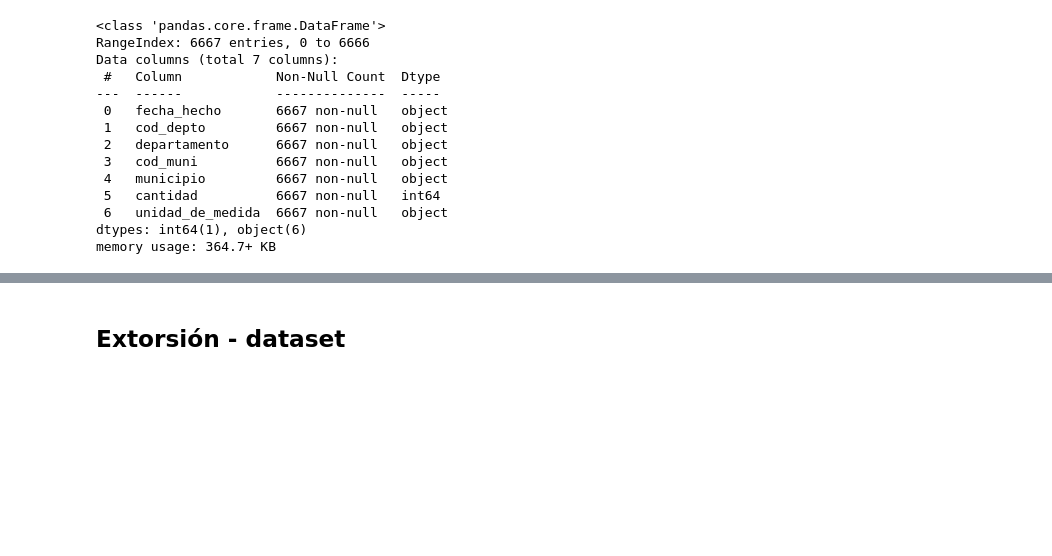
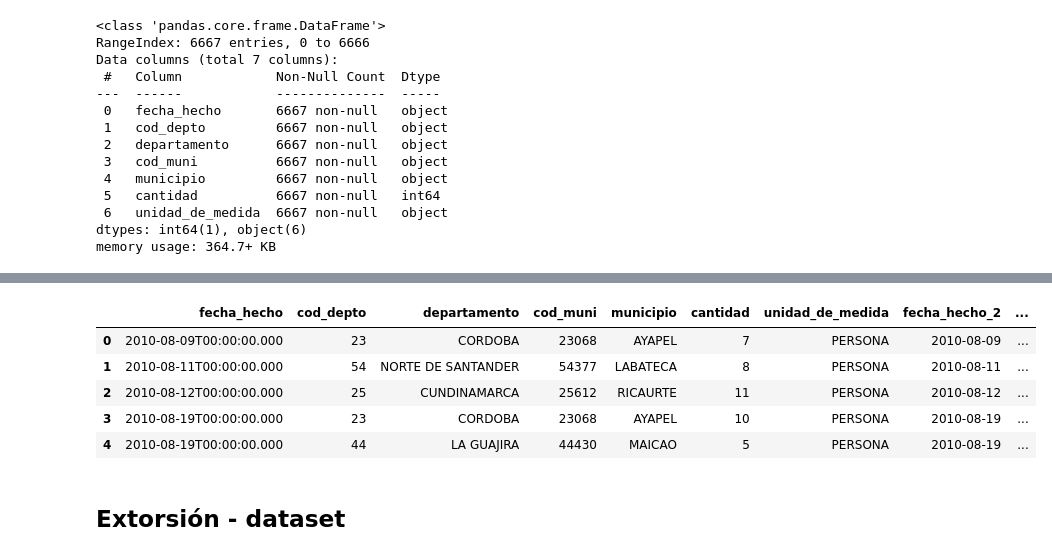
Before and after one commit to SPMINE-2425/repo_jaecheverrys, a Jupyter notebook: Código/exploracion_secuestros.ipynb, the cells around one changed output, grey strips where cells are left out. Drawn from its saved outputs; the diff is of its cells as text; code cells hidden in the pictures; blank space fills up the shorter version.

```diff
--- a/Código/exploracion_secuestros.ipynb
+++ b/Código/exploracion_secuestros.ipynb
@@ -287,3 +325,11 @@ Data columns (total 7 columns):
  6   unidad_de_medida  6667 non-null   object
 dtypes: int64(1), object(6)
 memory usage: 364.7+ KB
+# %%
+# Convertir la columna 'fecha_hecho' a tipo datetime
+
+capturas_mineria_ilegal['fecha_hecho_2'] = pd.to_datetime(capturas_mineria_ilegal['fecha_hecho'])
+
+capturas_mineria_ilegal['anio'] = pd.to_datetime(capturas_mineria_ilegal['fecha_hecho']).dt.year
+capturas_mineria_ilegal['mes'] = pd.to_datetime(capturas_mineria_ilegal['fecha_hecho']).dt.month
+capturas_mineria_ilegal['dia'] = pd.to_datetime(capturas_mineria_ilegal['fecha_hecho']).dt.day
@@ -290,3 +357,12 @@ memory usage: 364.7+ KB
+# %%
+capturas_mineria_ilegal.head()
+# %% [output]
+|  | fecha_hecho | cod_depto | departamento | cod_muni | municipio | cantidad | unidad_de_medida | fecha_hecho_2 | ... |
+| 0 | 2010-08-09T00:00:00.000 | 23 | CORDOBA | 23068 | AYAPEL | 7 | PERSONA | 2010-08-09 | ... |
+| 1 | 2010-08-11T00:00:00.000 | 54 | NORTE DE SANTANDER | 54377 | LABATECA | 8 | PERSONA | 2010-08-11 | ... |
+| 2 | 2010-08-12T00:00:00.000 | 25 | CUNDINAMARCA | 25612 | RICAURTE | 11 | PERSONA | 2010-08-12 | ... |
+| 3 | 2010-08-19T00:00:00.000 | 23 | CORDOBA | 23068 | AYAPEL | 10 | PERSONA | 2010-08-19 | ... |
+| 4 | 2010-08-19T00:00:00.000 | 44 | LA GUAJIRA | 44430 | MAICAO | 5 | PERSONA | 2010-08-19 | ... |
 # %% [markdown]
 ## Extorsión - dataset
 # %% [markdown]
```
Also changed, not shown: parts of 15 cells of this notebook.
